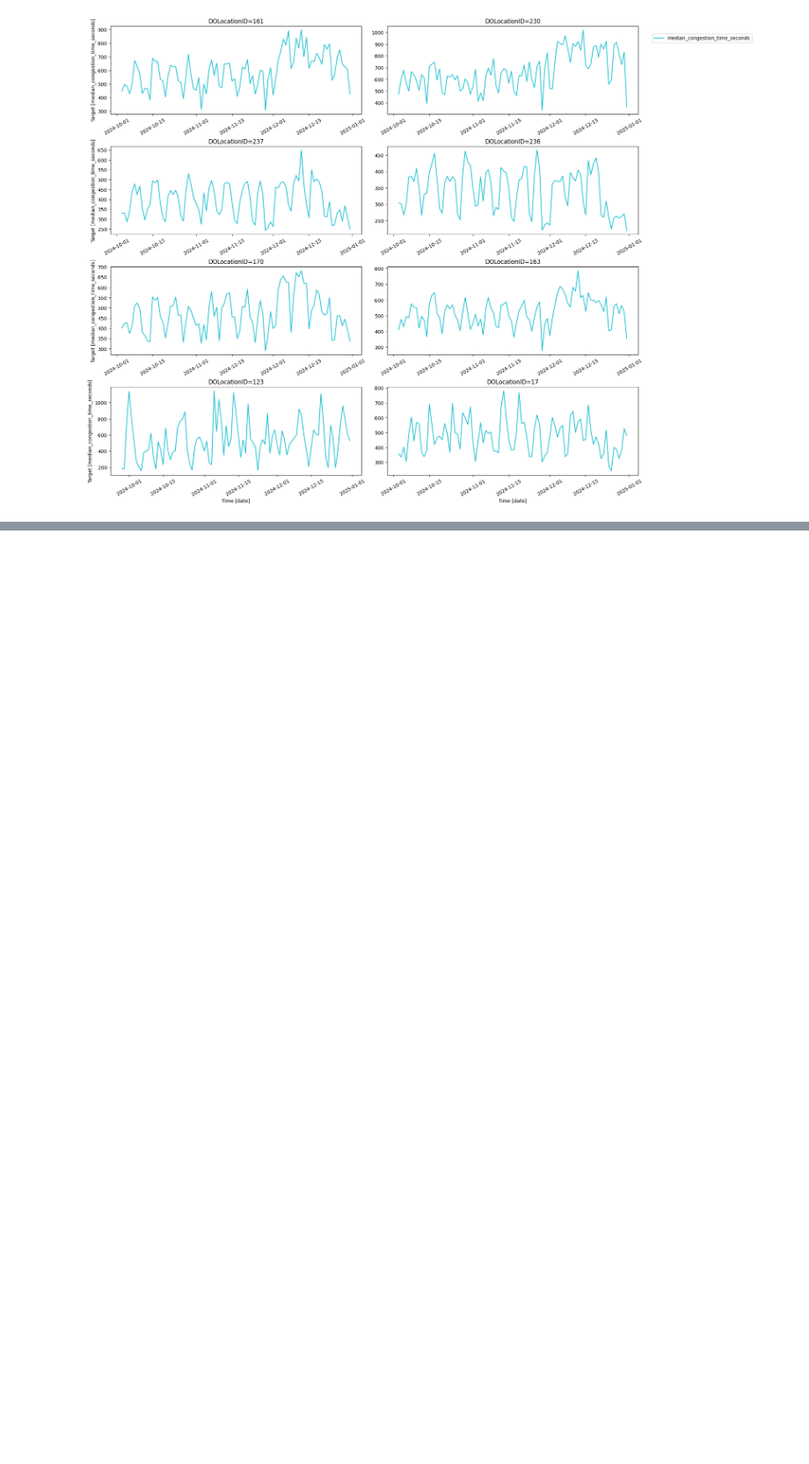
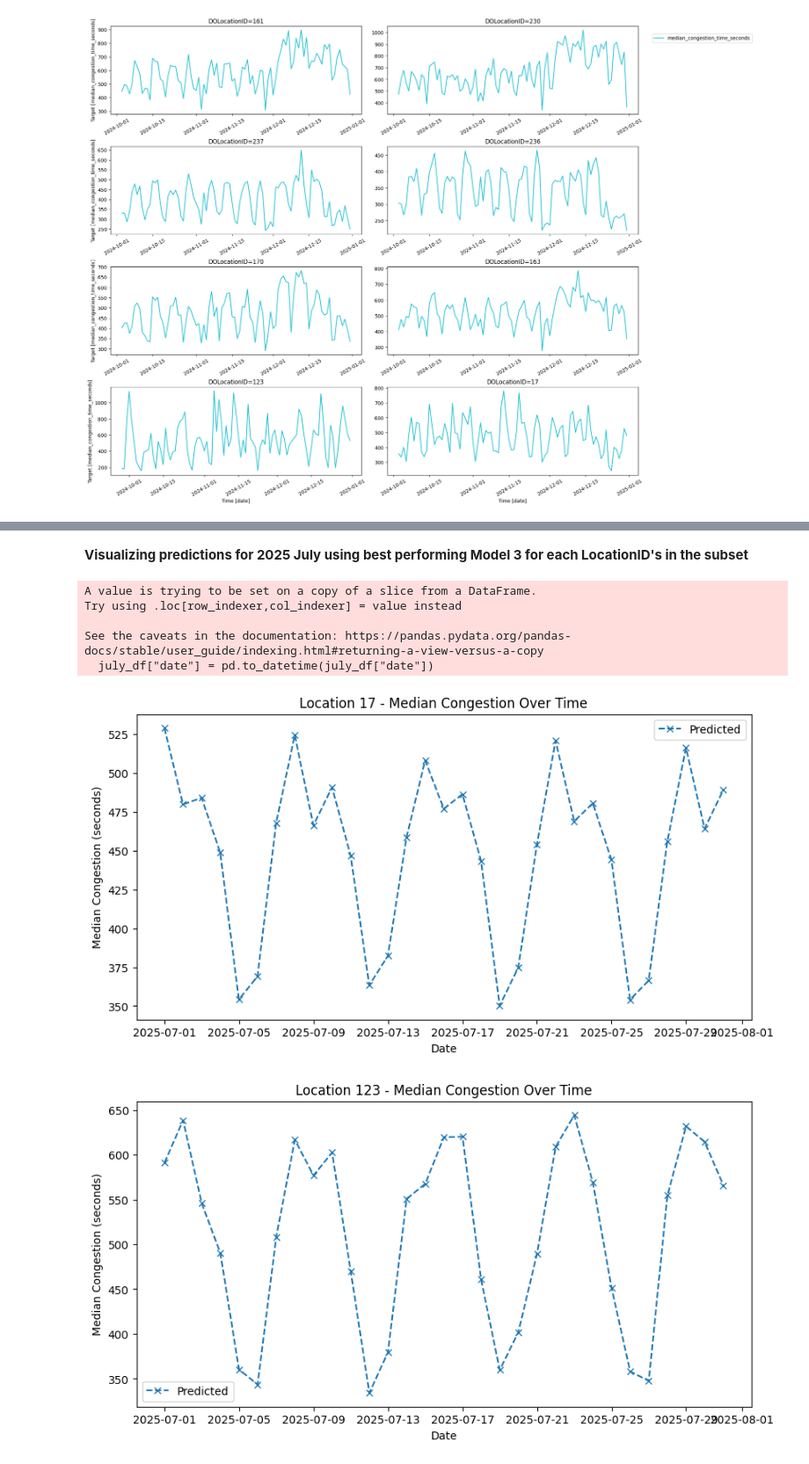
Before and after one commit to cookie-monsta23/MAST30034-Assignment-1, a Jupyter notebook: notebooks/Assignment_1.ipynb, the cells around one changed output, grey strips where cells are left out. Shown at 88% size. Saved outputs shown, nothing was run; the diff lists cells and outputs as text; code cells hidden in the pictures; blank space fills up the shorter version.

```diff
--- a/notebooks/Assignment_1.ipynb
+++ b/notebooks/Assignment_1.ipynb
@@ -1145,0 +1204,7 @@ Name: count, dtype: int64
+# %%
+y_columns = ["trip_count", "median_congestion_time_seconds", "daily_congestion",\
+        "average_travel_time_seconds", "total_trip_distance", "average_trip_distance",\
+        "total_fare_amount", "total_tip_amount", "total_amount", "avg_total_amount"]
+
+X_train_final = train_data_full.drop(columns=y_columns)  # features only
+y_train_final = train_data_full[y_columns]               # targets only
@@ -1145,0 +1225,4 @@ Name: count, dtype: int64
+# %%
+model1, y_scaler, train_features, train_data = train_loop3(X_train_final, y_train_final)
+
+full_july_df, full_july_preds = test_loop4(X_train_final, model1, y_columns, train_features, train_data_full, y_scaler)
@@ -1145,0 +1232,4 @@ Name: count, dtype: int64
+# %%
+full_july_df["date"] = pd.to_datetime(full_july_df["date"])
+
+july_df = full_july_df[full_july_df["date"] >= pd.to_datetime("2025-07-01")]
@@ -1145,0 +1250,24 @@ Name: count, dtype: int64
+# %% [markdown]
+**Visualizing predictions for 2025 July using best performing Model 3 for each LocationID's in the subset**
+# %%
+july_df["date"] = pd.to_datetime(july_df["date"])
+
+for loc in july_df["DOLocationID"].unique():
+    predicted_group = july_df[july_df["DOLocationID"] == loc]
+
+    plt.figure(figsize=(10, 5))
+    plt.plot(predicted_group['date'], predicted_group['median_congestion_time_seconds'], label="Predicted", linestyle='--', marker='x')
+
+    plt.xlabel("Date")
+    plt.ylabel("Median Congestion (seconds)")
+    plt.title(f"Location {loc} - Median Congestion Over Time")
+    plt.legend()
+    plt.show()
+# %% [output]
+A value is trying to be set on a copy of a slice from a DataFrame.
+Try using .loc[row_indexer,col_indexer] = value instead
+
+See the caveats in the documentation: https://pandas.pydata.org/pandas-docs/stable/user_guide/indexing.html#returning-a-view-versus-a-copy
+  july_df["date"] = pd.to_datetime(july_df["date"])
+[figure, added]
+[figure, added]
```
Also changed, not shown: parts of 87 cells of this notebook, 4 other files.
